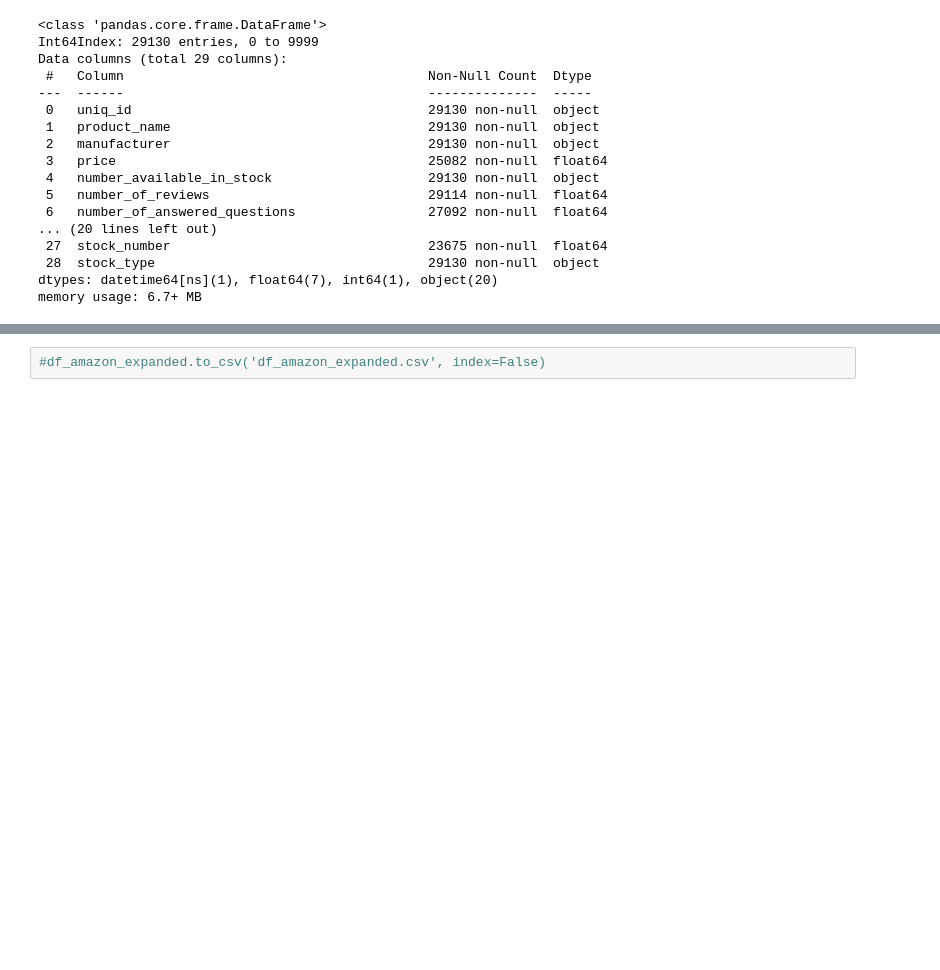
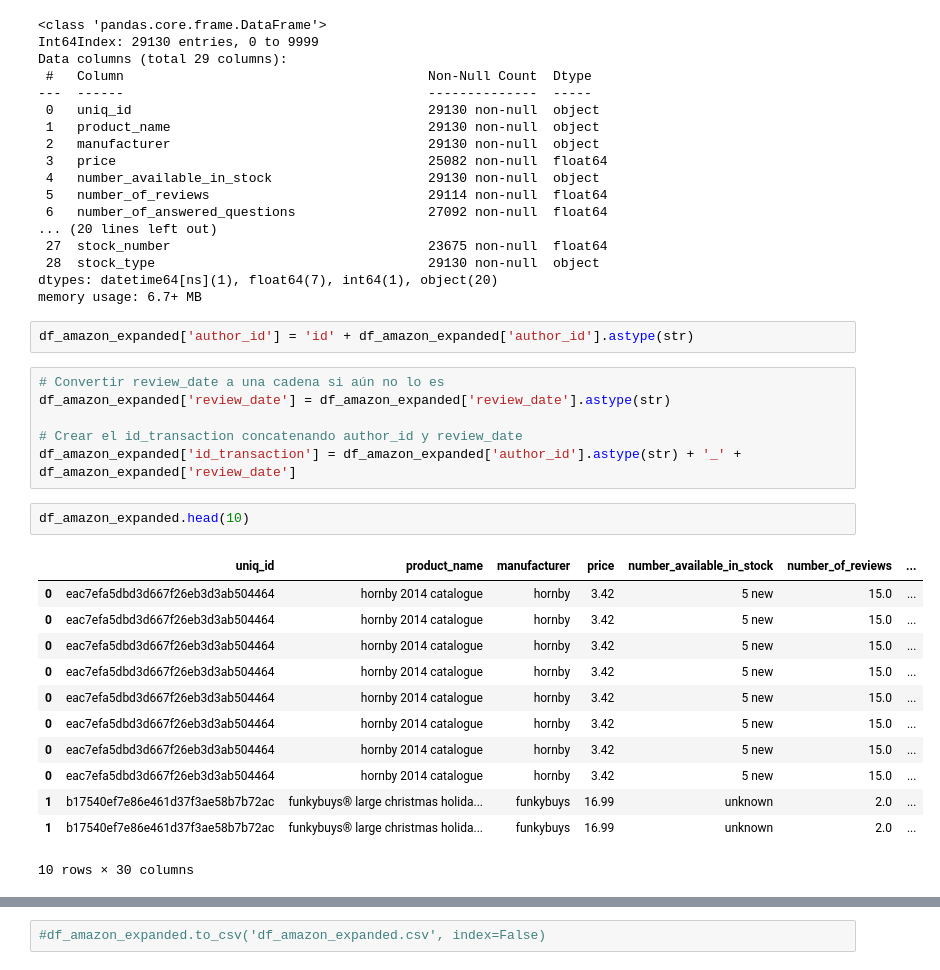
Before and after one commit to FJGM2023015/Recommendation-System-Market-Basket-Analysis-, a Jupyter notebook: recomm_system_market_basket_analysis.ipynb, the cells around one changed output, grey strips where cells are left out. Drawn from its saved outputs; the diff is of its cells as text; blank space fills up the shorter version.

```diff
--- a/recomm_system_market_basket_analysis.ipynb
+++ b/recomm_system_market_basket_analysis.ipynb
@@ -613,3 +614,26 @@ Data columns (total 29 columns):
  28  stock_type                                   29130 non-null  object
 dtypes: datetime64[ns](1), float64(7), int64(1), object(20)
 memory usage: 6.7+ MB
+# %%
+df_amazon_expanded['author_id'] = 'id' + df_amazon_expanded['author_id'].astype(str)
+# %%
+# Convertir review_date a una cadena si aún no lo es
+df_amazon_expanded['review_date'] = df_amazon_expanded['review_date'].astype(str)
+
+# Crear el id_transaction concatenando author_id y review_date
+df_amazon_expanded['id_transaction'] = df_amazon_expanded['author_id'].astype(str) + '_' + df_amazon_expanded['review_date']
+# %%
+df_amazon_expanded.head(10)
+# %% [output]
+|  | uniq_id | product_name | manufacturer | price | number_available_in_stock | number_of_reviews | ... |
+| 0 | eac7efa5dbd3d667f26eb3d3ab504464 | hornby 2014 catalogue | hornby | 3.42 | 5 new | 15.0 | ... |
+| 0 | eac7efa5dbd3d667f26eb3d3ab504464 | hornby 2014 catalogue | hornby | 3.42 | 5 new | 15.0 | ... |
+| 0 | eac7efa5dbd3d667f26eb3d3ab504464 | hornby 2014 catalogue | hornby | 3.42 | 5 new | 15.0 | ... |
+| 0 | eac7efa5dbd3d667f26eb3d3ab504464 | hornby 2014 catalogue | hornby | 3.42 | 5 new | 15.0 | ... |
+| 0 | eac7efa5dbd3d667f26eb3d3ab504464 | hornby 2014 catalogue | hornby | 3.42 | 5 new | 15.0 | ... |
+| 0 | eac7efa5dbd3d667f26eb3d3ab504464 | hornby 2014 catalogue | hornby | 3.42 | 5 new | 15.0 | ... |
+| 0 | eac7efa5dbd3d667f26eb3d3ab504464 | hornby 2014 catalogue | hornby | 3.42 | 5 new | 15.0 | ... |
+| 0 | eac7efa5dbd3d667f26eb3d3ab504464 | hornby 2014 catalogue | hornby | 3.42 | 5 new | 15.0 | ... |
+| 1 | b17540ef7e86e461d37f3ae58b7b72ac | funkybuys® large christmas holida... | funkybuys | 16.99 | unknown | 2.0 | ... |
+| 1 | b17540ef7e86e461d37f3ae58b7b72ac | funkybuys® large christmas holida... | funkybuys | 16.99 | unknown | 2.0 | ... |
+10 rows × 30 columns
```
Also changed, not shown: parts of 43 cells of this notebook.
